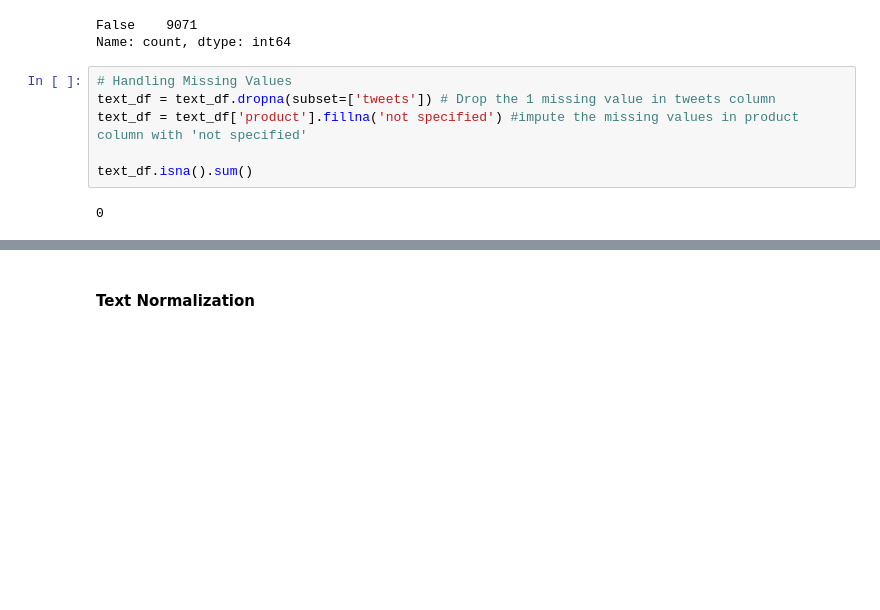
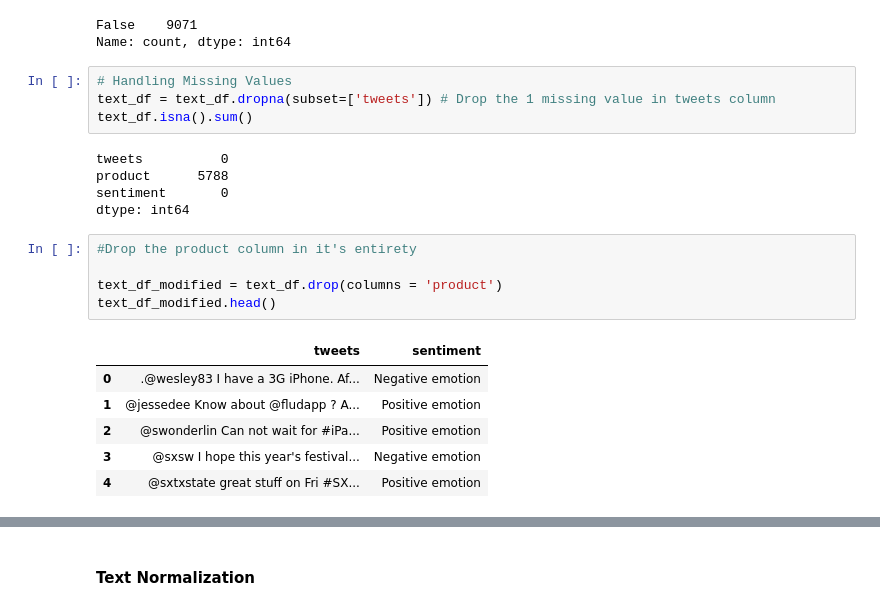
Before and after one commit to engige/NLP_Twitter_Sentiment_Analysis, a Jupyter notebook: notebooks/julian.ipynb, the cells around one changed output, grey strips where cells are left out. Cells and saved outputs as stored; diff of their text form; blank space fills up the shorter version.

```diff
--- a/notebooks/julian.ipynb
+++ b/notebooks/julian.ipynb
@@ -128,8 +128,21 @@ Name: count, dtype: int64
 # %%
 # Handling Missing Values
 text_df = text_df.dropna(subset=['tweets']) # Drop the 1 missing value in tweets column
-text_df = text_df['product'].fillna('not specified') #impute the missing values in product column with 'not specified'
-
 text_df.isna().sum()
 # %% [output]
-0
+tweets          0
+product      5788
+sentiment       0
+dtype: int64
+# %%
+#Drop the product column in it's entirety
+
+text_df_modified = text_df.drop(columns = 'product')
+text_df_modified.head()
+# %% [output]
+|  | tweets | sentiment |
+| 0 | .@wesley83 I have a 3G iPhone. Af... | Negative emotion |
+| 1 | @jessedee Know about @fludapp ? A... | Positive emotion |
+| 2 | @swonderlin Can not wait for #iPa... | Positive emotion |
+| 3 | @sxsw I hope this year's festival... | Negative emotion |
+| 4 | @sxtxstate great stuff on Fri #SX... | Positive emotion |
```
Also changed, not shown: parts of 6 cells of this notebook.
